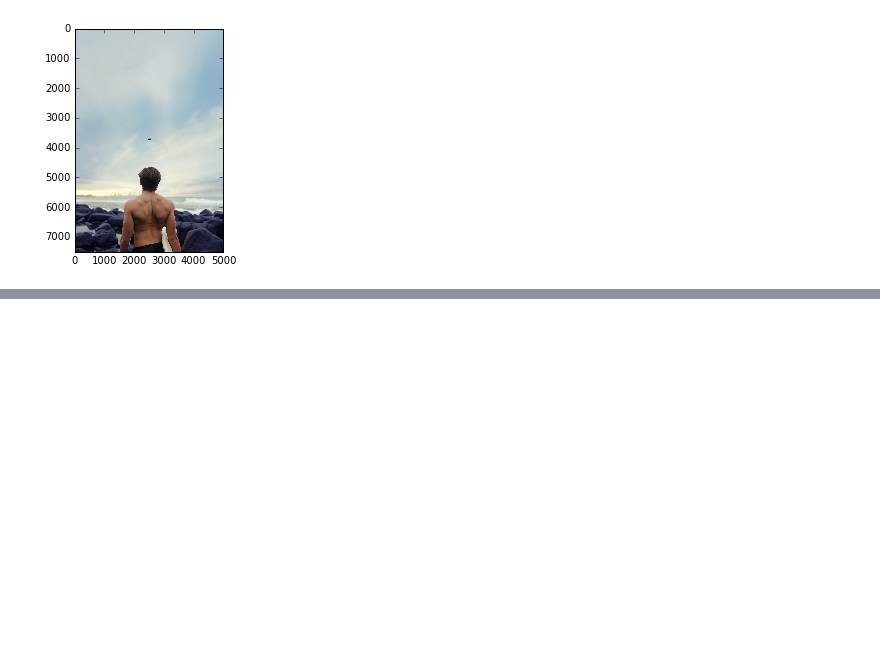
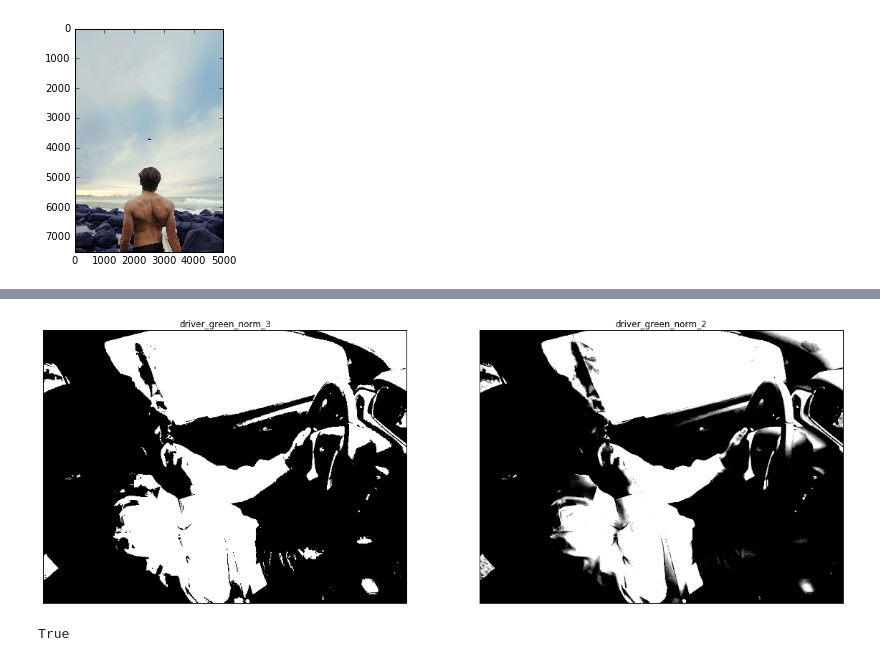
Before and after one commit to tralpha/Computer-Vision-Gatech, a Jupyter notebook: ps0_python/ps0.ipynb, the cells around one changed output, grey strips where cells are left out. Cells and saved outputs as stored; diff of their text form; code cells hidden in the pictures; blank space fills up the shorter version.

```diff
--- a/ps0_python/ps0.ipynb
+++ b/ps0_python/ps0.ipynb
@@ -87,0 +151,12 @@ show_img(driver_man)
+# %%
+driver_green_norm_3_float = driver_green_norm_2 + mean_driver_green
+driver_green_norm_3 = np.empty(driver_green.shape, dtype='uint8')
+driver_green_norm = np.clip(driver_green_norm_3_float, 0, 255, out=driver_green_norm_3)
+show_multiple_images({'driver_green_norm_3':driver_green_norm_3,
+                      'driver_green_norm_2':driver_green_norm_2})
+# %% [output]
+[figure, added]
+# %%
+cv2.imwrite('output/ps0-4-b-1.png', driver_norm_cv)
+# %% [output]
+True
```
Also changed, not shown: parts of 9 cells of this notebook, 2 other files.
